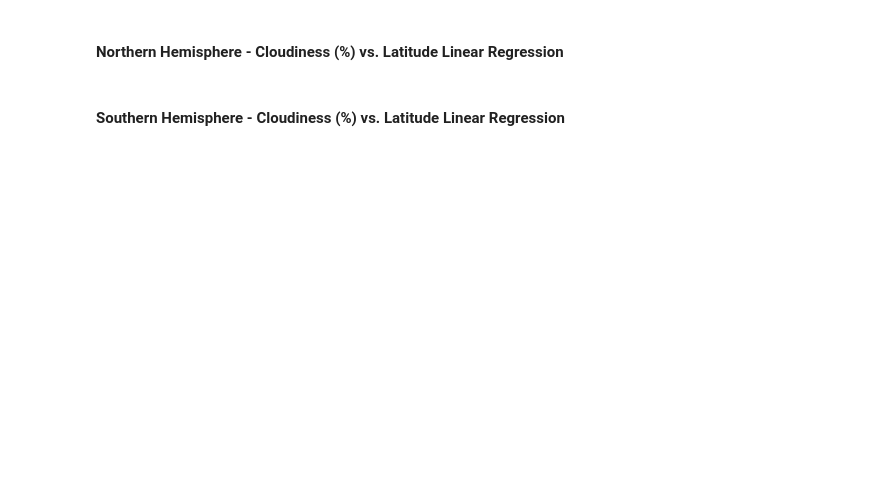
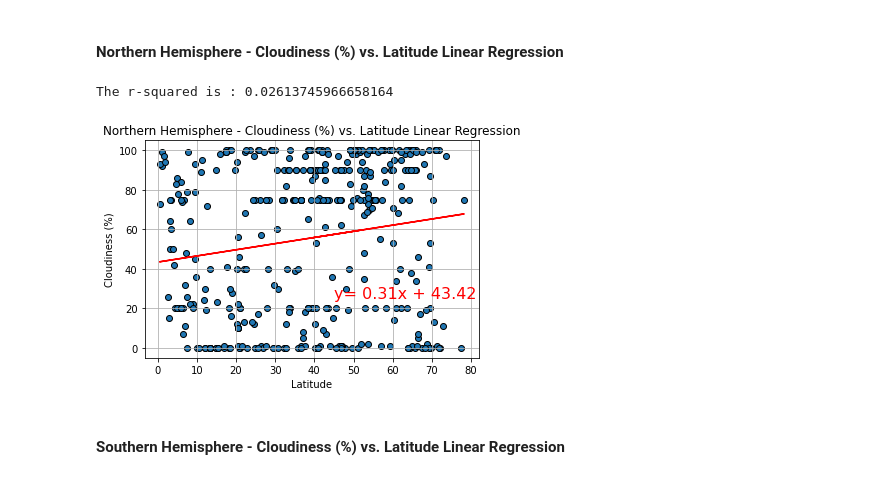
Before and after one commit to chiiliensun/PythonAPIs, a Jupyter notebook: WeatherPy/WeatherPy_code.ipynb, the cells around one changed output. Saved outputs shown, nothing was run; the diff lists cells and outputs as text; code cells hidden in the pictures; blank space fills up the shorter version.

```diff
--- a/WeatherPy/WeatherPy_code.ipynb
+++ b/WeatherPy/WeatherPy_code.ipynb
@@ -325,4 +344,17 @@ The r-squared is : 0.1199840100126465
 # %% [markdown]
 #### Northern Hemisphere - Cloudiness (%) vs. Latitude Linear Regression
+# %%
+eq5 = linear_regress(northern_hemis_df['Lat'], northern_hemis_df['Cloudiness (%)'])
+annotate(eq5, 45, 25)
+plt.title('Northern Hemisphere - Cloudiness (%) vs. Latitude Linear Regression')
+plt.xlabel('Latitude')
+plt.ylabel('Cloudiness (%)')
+plt.grid(which='major', linestyle='-')
+plt.grid(which='minor', linestyle=':')
+plt.savefig('../Images/NH_cloudVlat_linear')
+plt.show()
+# %% [output]
+The r-squared is : 0.02613745966658164
+[figure, added]
 # %% [markdown]
 #### Southern Hemisphere - Cloudiness (%) vs. Latitude Linear Regression
```
Also changed, not shown: parts of 7 cells of this notebook, 8 other files.
